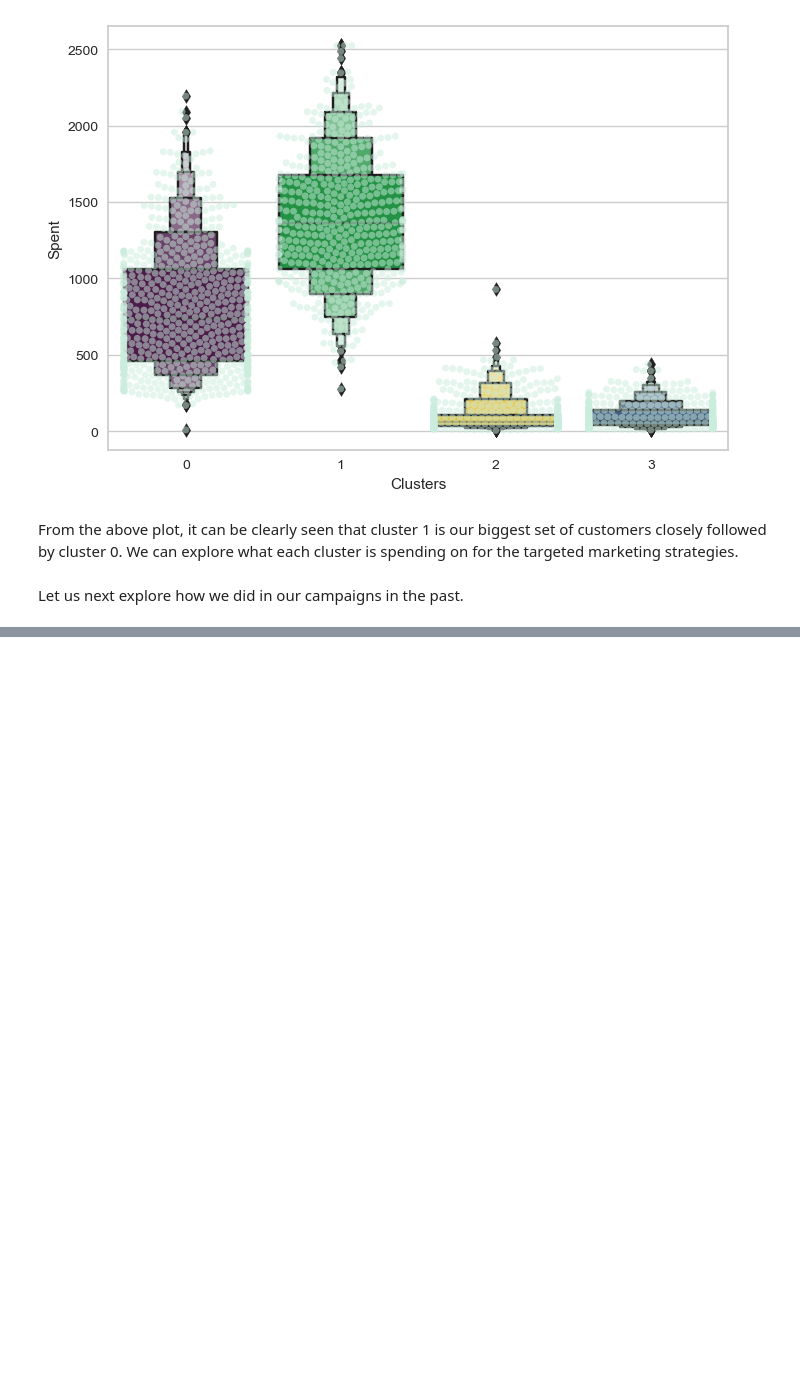
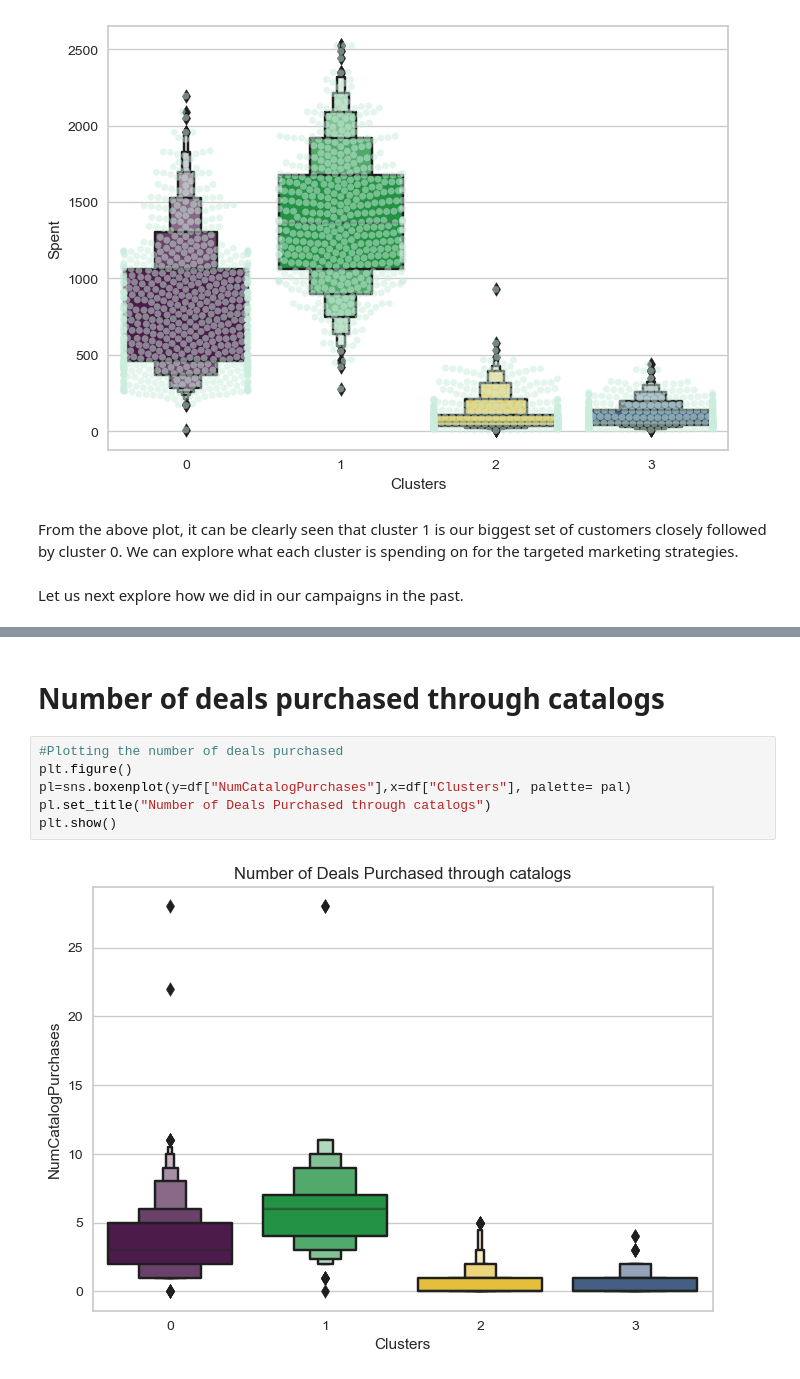
Before and after one commit to rajinipreethajohn/Customer-Segmentation, a Jupyter notebook: Customer Segmentation.ipynb, the cells around one changed output, grey strips where cells are left out. Saved outputs shown, nothing was run; the diff lists cells and outputs as text; blank space fills up the shorter version.

```diff
--- a/Customer Segmentation.ipynb
+++ b/Customer Segmentation.ipynb
@@ -659,0 +692,10 @@ plt.show()
+# %% [markdown]
+# Number of deals purchased through catalogs
+# %%
+#Plotting the number of deals purchased
+plt.figure()
+pl=sns.boxenplot(y=df["NumCatalogPurchases"],x=df["Clusters"], palette= pal)
+pl.set_title("Number of Deals Purchased through catalogs")
+plt.show()
+# %% [output]
+[figure, added]
```
Also changed, not shown: parts of 14 cells of this notebook.
